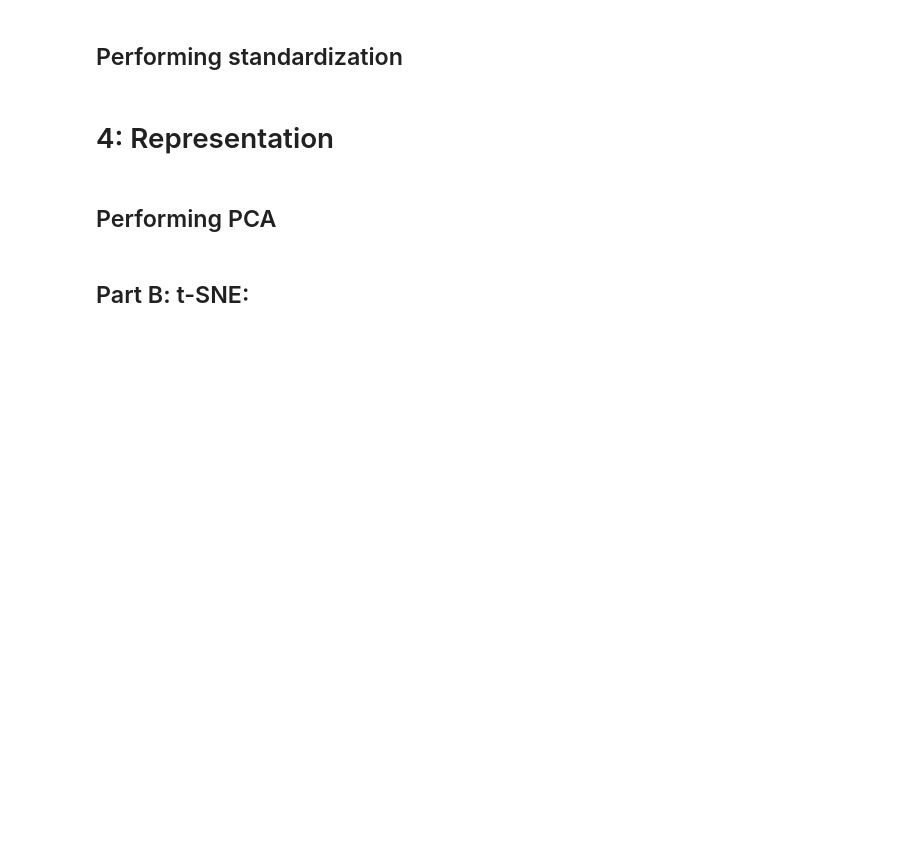
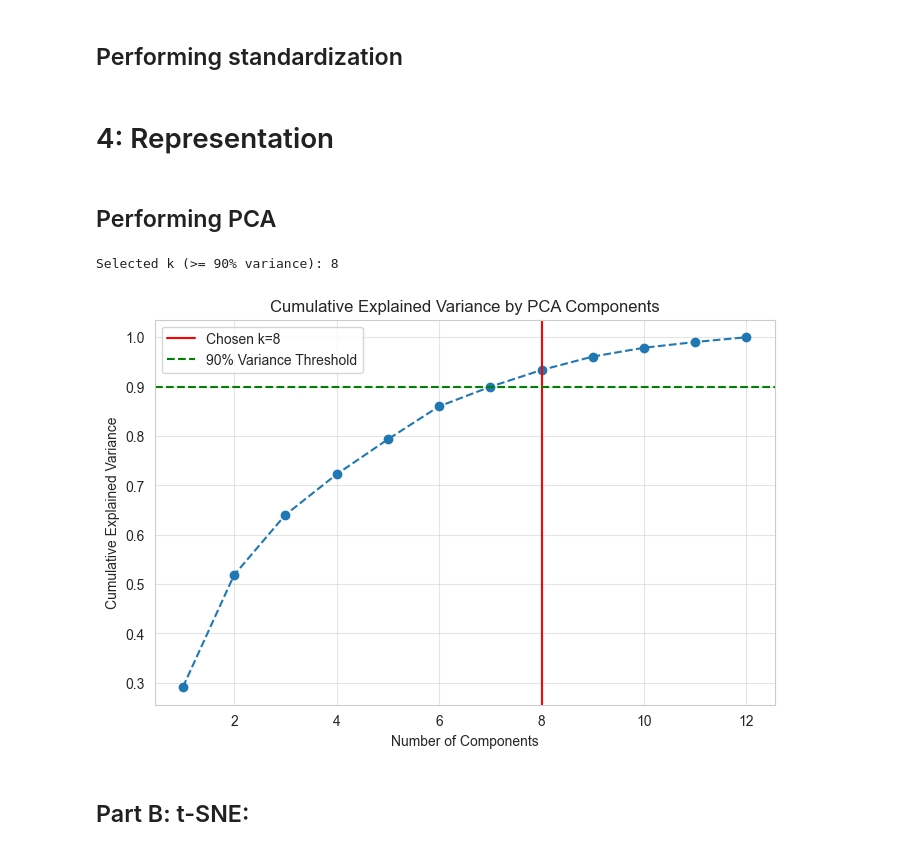
Before and after one commit to idobrenerm-gif/F1-Clustering-Project, a Jupyter notebook: finalproject - implementation.ipynb, the cells around one changed output. Drawn from its saved outputs; the diff is of its cells as text; code cells hidden in the pictures; blank space fills up the shorter version.

```diff
--- a/finalproject - implementation.ipynb
+++ b/finalproject - implementation.ipynb
@@ -827,39 +830,42 @@ perform_per_corner_scaling()
 ## Performing PCA
 # %%
 # Load the dataset
-df = pd.read_csv('../data/Qualifying_scaled_for_clustering.csv')
+df = pd.read_csv('data/processed_data/Qualifying_scaled_for_clustering.csv')
 
 # Drop non-numeric columns before applying PCA
 identifiers = ['track', 'global_corner_id', 'driver_number']
 df_features = df.drop(columns=identifiers)
 
 # 12.1: Apply PCA to the numeric dataset
 pca = PCA()
 pca.fit(df_features)
 
 # Calculate cumulative explained variance
 cumulative_variance = np.cumsum(pca.explained_variance_ratio_)
 
 # 12.3: Select a reasonable number of components (k) explaining at least 90% variance
 k = np.argmax(cumulative_variance >= 0.90) + 1
 print(f"Selected k (>= 90% variance): {k}")
 
 # 12.2: Plot the cumulative explained variance
 plt.figure(figsize=(8, 5))
 plt.plot(range(1, len(cumulative_variance) + 1), cumulative_variance, marker='o', linestyle='--')
 plt.axvline(x=k, color='r', linestyle='-', label=f'Chosen k={k}')
 plt.axhline(y=0.90, color='g', linestyle='--', label='90% Variance Threshold')
 
 plt.title('Cumulative Explained Variance by PCA Components')
 plt.xlabel('Number of Components')
 plt.ylabel('Cumulative Explained Variance')
 plt.grid(True, alpha=0.5)
 plt.legend()
 plt.show()
 
 # Apply final PCA with the selected k
 pca_final = PCA(n_components=k)
 df_pca = pca_final.fit_transform(df_features)
+# %% [output]
+Selected k (>= 90% variance): 8
+[figure, added]
 # %% [markdown]
 ## Part B: t-SNE:
 # %%
```
Also changed, not shown: parts of 19 cells of this notebook, 6 other files.
